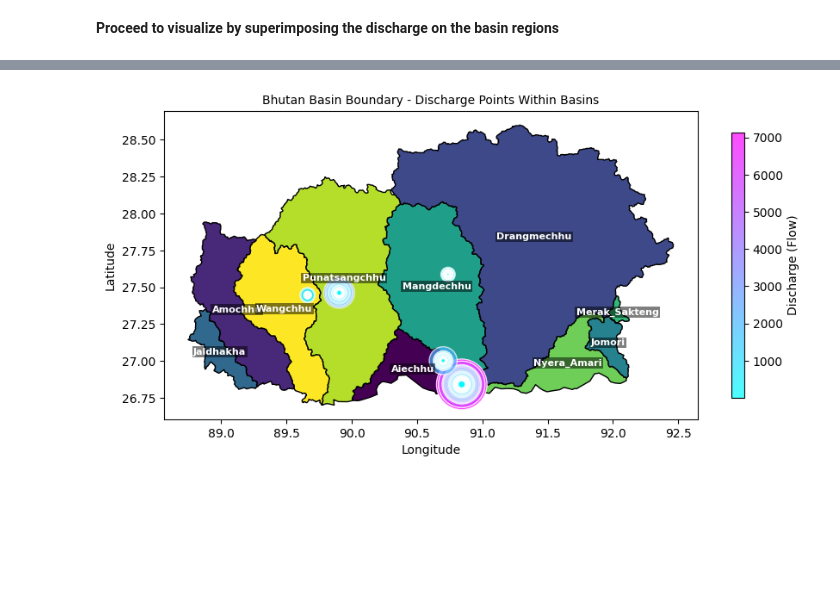
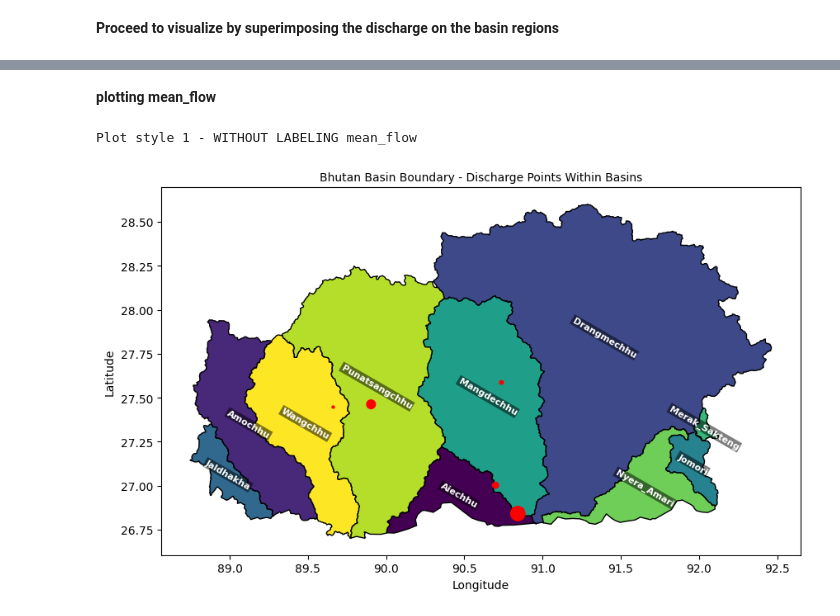
Before and after one commit to QingfangLiu/bhutan_climate_modeling, a Jupyter notebook: code/basin_border/bhutan_basin_boundary.ipynb, the cells around one changed output, grey strips where cells are left out. Cells and saved outputs as stored; diff of their text form; code cells hidden in the pictures; blank space fills up the shorter version.

```diff
--- a/code/basin_border/bhutan_basin_boundary.ipynb
+++ b/code/basin_border/bhutan_basin_boundary.ipynb
@@ -210,7 +202,7 @@ plt.show()
 ##### **Explore the Discharge distribution**
 # %%
 # load discharge file
-d_file = "./data/Discharge data Major Basin.xlsx"
+d_file = "../../data/Discharge data Major Basin.xlsx"
 
 disc_sheets = pd.ExcelFile(d_file, engine="openpyxl")
 disc_sheet_names = list(disc_sheets.sheet_names)
@@ -442,5 +396,2 @@ def plot_combined_basin_and_discharge(gdf_basin=None, df_disch=None):
-# %%
-# plot
-plot_combined_basin_and_discharge(gdf_basin=gdf_wgs84, df_disch=df_discharge)
-# %% [output]
-[figure, removed]
+# %% [markdown]
+**plotting mean_flow**
@@ -446,0 +459,7 @@ plot_combined_basin_and_discharge(gdf_basin=gdf_wgs84, df_disch=df_discharge)
+# %%
+# plot the mean flow by discharge station
+print("Plot style 1 - WITHOUT LABELING mean_flow")
+plot_combined_basin_and_discharge_mean(gdf_basin=gdf_wgs84, df_disch=df_discharge)
+# %% [output]
+Plot style 1 - WITHOUT LABELING mean_flow
+[figure, added]
```
Also changed, not shown: parts of 45 cells of this notebook, 11 other files.
